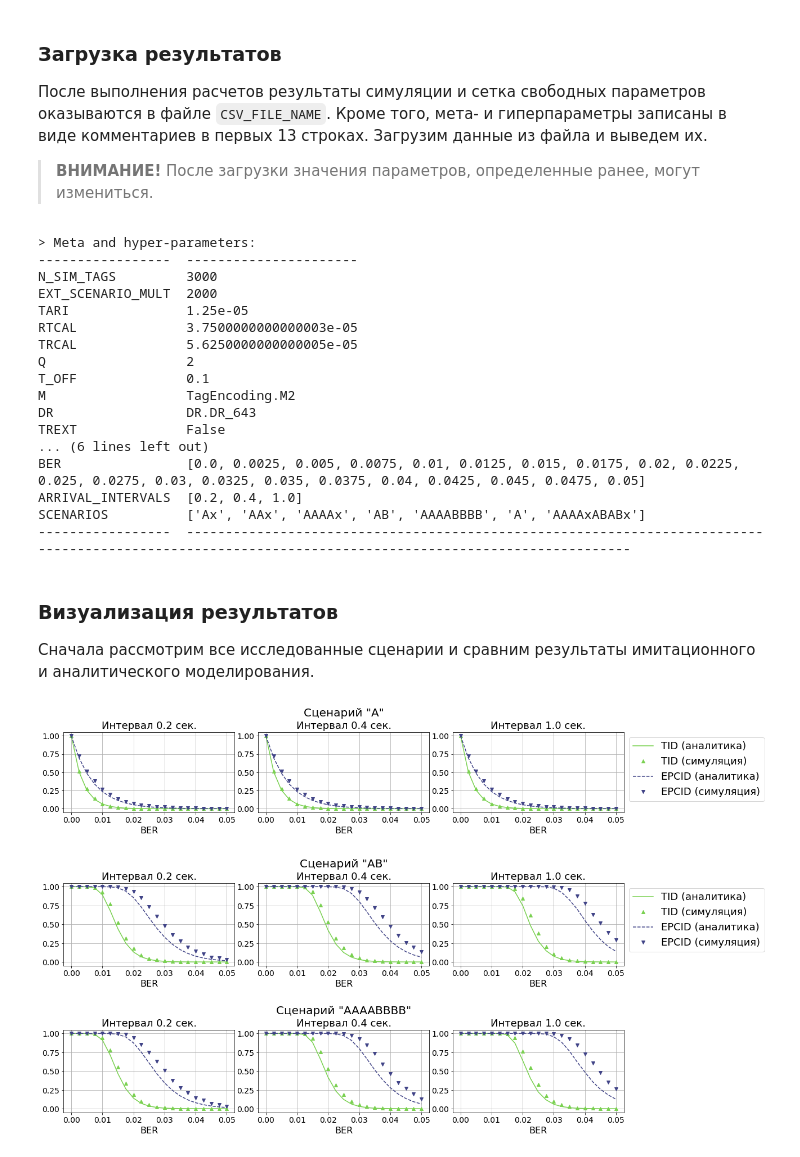
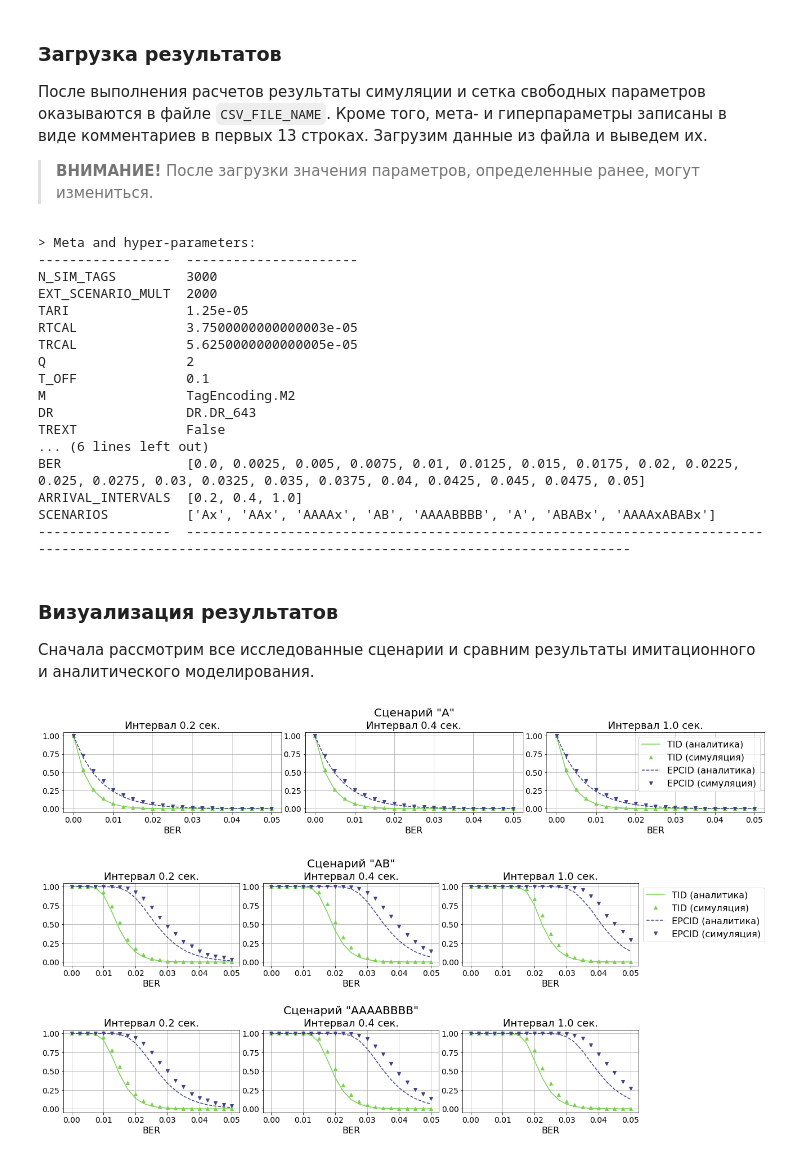
Before and after one commit to larioandr/thesis-rfidam, a Jupyter notebook: experiments/3. Simulations.ipynb, the cells around one changed output. Cells and saved outputs as stored; diff of their text form; code cells hidden in the pictures.

Commit message:
Add grey plots, analyze errors

```diff
--- a/experiments/3. Simulations.ipynb
+++ b/experiments/3. Simulations.ipynb
@@ -44,7 +46,7 @@ from rfidam.utils import bcolors, get_err, fmt_err, highlight as hl, pluralize
 %matplotlib inline
 # Настроим Matplotlib: выберем цветовую схему и сделаем шрифты крупнее
 CMAP = plt.get_cmap('viridis')
-mpl.rcParams['legend.fontsize'] = 18
+mpl.rcParams['legend.fontsize'] = 16
 mpl.rcParams['axes.labelsize'] = 18
 mpl.rcParams['figure.titlesize'] = 22
 mpl.rcParams['xtick.labelsize'] = 16
@@ -188,7 +190,7 @@ SCENARIOS = [
     "Ax", "AAx", "AAAAx",         # периодические отключения
     "AB", "AAAABBBB",             # периодические смены флага
     "A",                          # самый плохой случай - "всегда A"
-    "AAAAxABABx"                  # сложный нетривиальный случай
+    "ABABx", "AAAAxABABx"         # сложный нетривиальный случай
 ]
 
 BER_MIN = .00        # минимальное значение BER
@@ -624,7 +626,7 @@ TREXT              False
 ... (6 lines left out)
 BER                [0.0, 0.0025, 0.005, 0.0075, 0.01, 0.0125, 0.015, 0.0175, 0.02, 0.0225, 0.025, 0.0275, 0.03, 0.0325, 0.035, 0.0375, 0.04, 0.0425, 0.045, 0.0475, 0.05]
 ARRIVAL_INTERVALS  [0.2, 0.4, 1.0]
-SCENARIOS          ['Ax', 'AAx', 'AAAAx', 'AB', 'AAAABBBB', 'A', 'AAAAxABABx']
+SCENARIOS          ['Ax', 'AAx', 'AAAAx', 'AB', 'AAAABBBB', 'A', 'ABABx', 'AAAAxABABx']
 -----------------  ------------------------------------------------------------------------------------------------------------------------------------------------------
 # %% [markdown]
 ### Визуализация результатов
@@ -677,11 +679,11 @@ def plot_id_probs(scenarios, show_suptitle=False, save=False, fmt="pdf"):
     if save:
         plt.savefig(os.path.join('images', f"id_prob_{scenario}.{fmt}"))
 # %%
-plot_id_probs("A", show_suptitle=True, save=True)
+plot_id_probs("A", show_suptitle=True, save=False)
 # %% [output]
-[figure, old version]
+[figure, new version]
 # %%
-plot_id_probs(["AB", "AAAABBBB"], show_suptitle=True, save=True)
+plot_id_probs(["AB", "AAAABBBB"], show_suptitle=True, save=False)
 # %% [output]
-[figure, old version]
+[figure, new version]
 # %%
```
Also changed, not shown: parts of 16 cells of this notebook, 8 other files.
